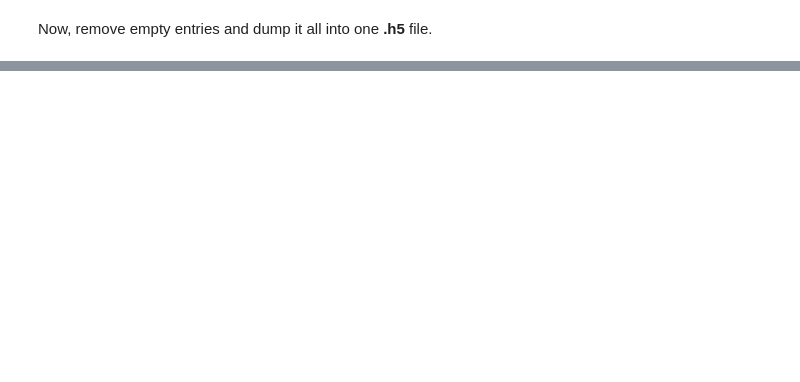
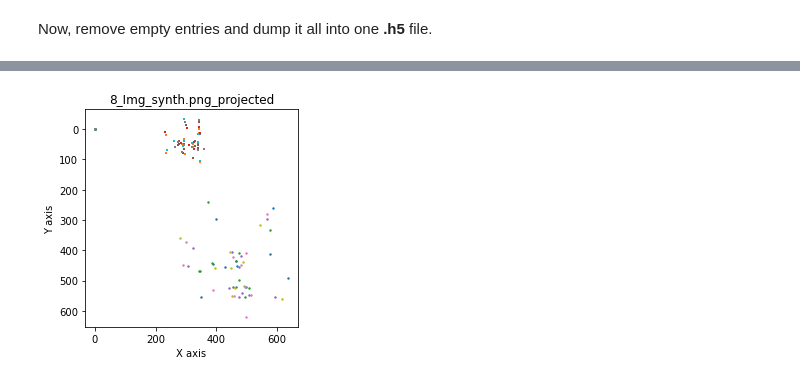
Before and after one commit to evo-biomech/replicAnt, a Jupyter notebook: Generate_Custom_3D_Dataset.ipynb, the cells around one changed output, grey strips where cells are left out. Drawn from its saved outputs; the diff is of its cells as text; code cells hidden in the pictures; blank space fills up the shorter version.

```diff
--- a/Generate_Custom_3D_Dataset.ipynb
+++ b/Generate_Custom_3D_Dataset.ipynb
@@ -536,0 +652,43 @@ print("All done!")
+# %%
+%matplotlib inline
+# file_name	cam_rot	cam_trans	cam_intrinsics	bounding_box	key_points_3D	key_points_2D	visibility
+R = np.array(out_df.loc[show_entry]["cam_rot"])
+T = np.reshape(np.array(out_df.loc[show_entry]["cam_trans"]),(3,1))
+C = np.array(out_df.loc[show_entry]["cam_intrinsics"])
+
+#plt.plot(X_2d[0, :], X_2d[1, :], '.')  # plot the locations of the 3D keypoints in 2D as viewed from the camera
+#plt.show()
+
+fig = plt.figure()
+ax = fig.add_subplot()
+
+for i, x in enumerate(display_points_3D):
+    X = np.reshape(np.array(out_df.loc[show_entry]["key_points_3D"][i]),(3,-1))
+
+    # given the above data, it should be possible to project the 3D points into the corresponding image so they land in the correct position on the image
+    P = C @ np.hstack([R, T])  # projection matrix
+    X_hom = np.vstack([X, np.ones(X.shape[1])])  # 3D points in homogenous coordinates
+
+    X_hom = P @ X_hom  # project the 3D points
+    X_2d = X_hom[:2, :] / X_hom[2, :]  # convert them back to 2D pixel space
+
+    gt_x_2d = out_df.loc[show_entry]["key_points_2D"][i][0]
+    gt_y_2d = out_df.loc[show_entry]["key_points_2D"][i][1]
+
+    ax.scatter(gt_x_2d, gt_y_2d, marker='o', s=2)
+    ax.scatter(X_2d[0], X_2d[1], marker='+', s=2)
+
+ax.set_xlabel('X axis')
+ax.set_ylabel('Y axis')
+
+#ax.set_xlim([0,640])
+#ax.set_ylim([0,640])
+ax.set_aspect('equal')
+
+ax.invert_yaxis()
+
+# opens external plot
+plt.title(out_df.loc[show_entry]["file_name"] + "_projected")
+plt.show()
+# %% [output]
+[figure, added]
```
Also changed, not shown: parts of 10 cells of this notebook.
